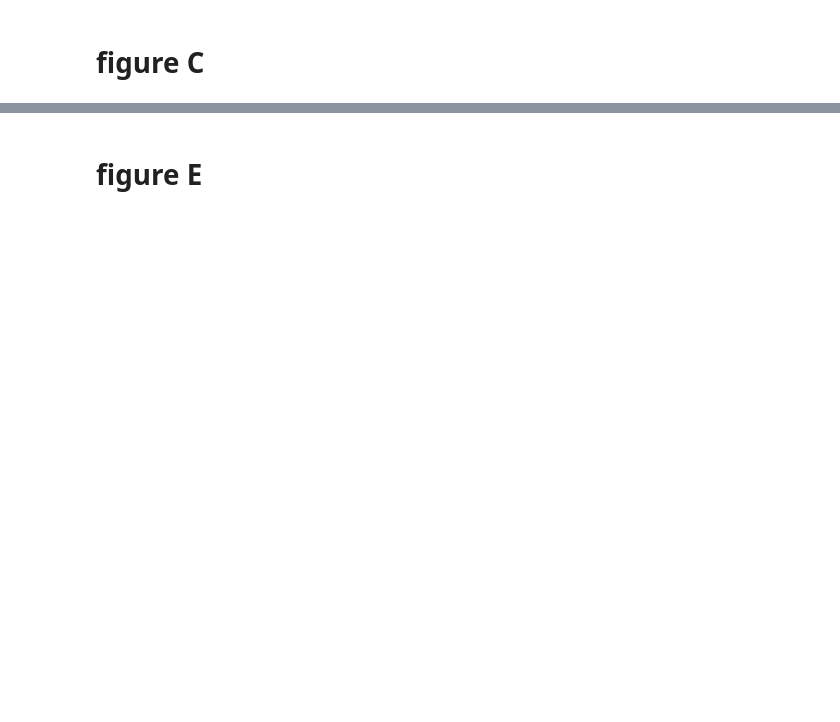
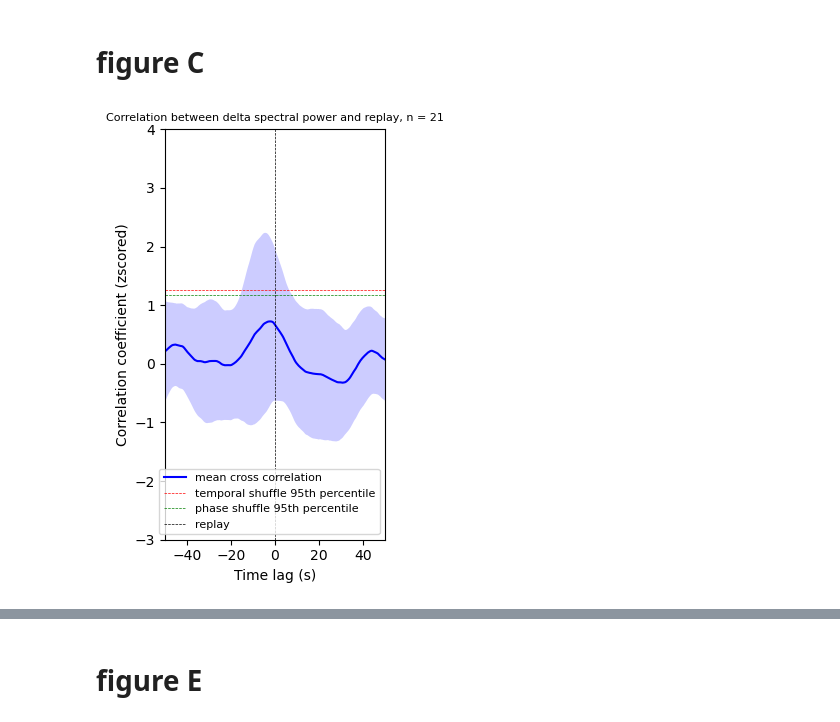
Before and after one commit to EmmettJT/procedural_replay_paper_2025, a Jupyter notebook: ED_8/ED8_plots.ipynb, the cells around one changed output, grey strips where cells are left out. Cells and saved outputs as stored; diff of their text form; code cells hidden in the pictures; blank space fills up the shorter version.

```diff
--- a/ED_8/ED8_plots.ipynb
+++ b/ED_8/ED8_plots.ipynb
@@ -5,2 +1006,84 @@
 # %% [markdown]
 # figure C
+# %%
+import numpy as np
+
+data = np.load(r"C:\Users\Emmett Thompson\Documents\procedural_replay_paper_2025\data\ED8\delta_replay_xcorr_plot_data.npz", allow_pickle=True)
+
+time_lags = data["time_lags"]
+
+mean_delta_x_corr = data["mean_delta_x_corr"]
+std_delta_x_corr = data["std_delta_x_corr"]
+
+mean_delta_temporal_shuffle = data["mean_delta_temporal_shuffle"]
+mean_delta_phase_shuffle = data["mean_delta_phase_shuffle"]
+
+n = int(data["n"])
+# %%
+import matplotlib.pyplot as plt
+import numpy as np
+
+fig, ax = plt.subplots(figsize=(3, 5))
+
+# Main cross-correlation
+ax.plot(
+    time_lags,
+    mean_delta_x_corr,
+    label="mean cross correlation",
+    color="blue"
+)
+
+ax.fill_between(
+    time_lags,
+    mean_delta_x_corr - std_delta_x_corr,
+    mean_delta_x_corr + std_delta_x_corr,
+    alpha=0.2,
+    color="blue",
+    linewidth=0
+)
+
+# 95th percentiles from shuffle distributions
+temporal_95 = np.percentile(mean_delta_temporal_shuffle, 95)
+phase_95 = np.percentile(mean_delta_phase_shuffle, 95)
+
+ax.axhline(
+    temporal_95,
+    color="red",
+    lw=0.5,
+    ls="--",
+    label="temporal shuffle 95th percentile"
+)
+
+ax.axhline(
+    phase_95,
+    color="green",
+    lw=0.5,
+    ls="--",
+    label="phase shuffle 95th percentile"
+)
+
+# Reference line at replay
+ax.axvline(
+    0,
+    color="black",
+    lw=0.5,
+    ls="--",
+    label="replay"
+)
+
+# Labels & formatting
+ax.set_xlabel("Time lag (s)", size=10)
+ax.set_ylabel("Correlation coefficient (zscored)", size=10)
+ax.set_title(
+    f"Correlation between delta spectral power and replay, n = {n}",
+    fontsize=8
+)
+
+ax.set_xlim(-50, 50)
+ax.set_ylim(-3, 4)
+ax.legend(loc="lower right", fontsize=8)
+
+plt.tight_layout()
+plt.show()
+# %% [output]
+[figure, added]
```
Also changed, not shown: parts of 24 cells of this notebook, 9 other files.
